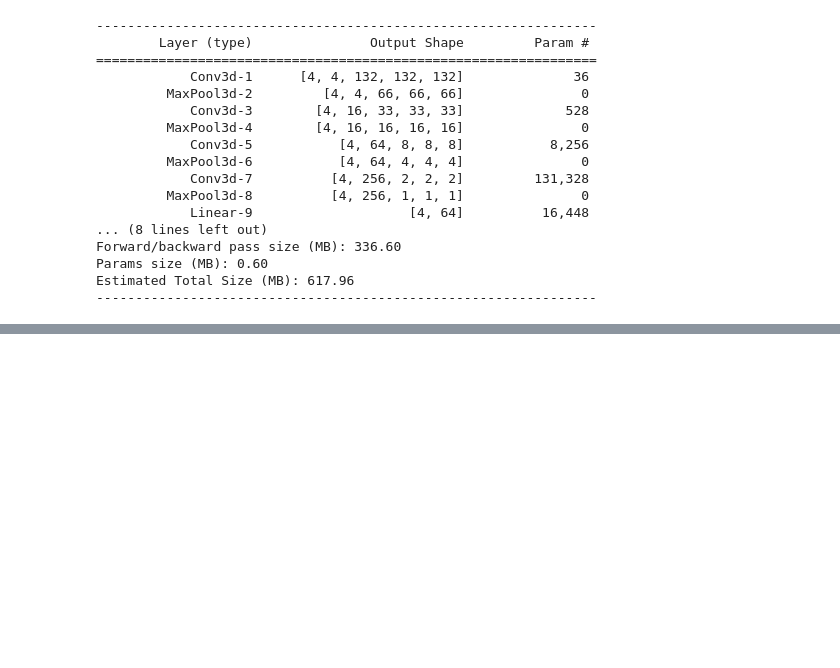
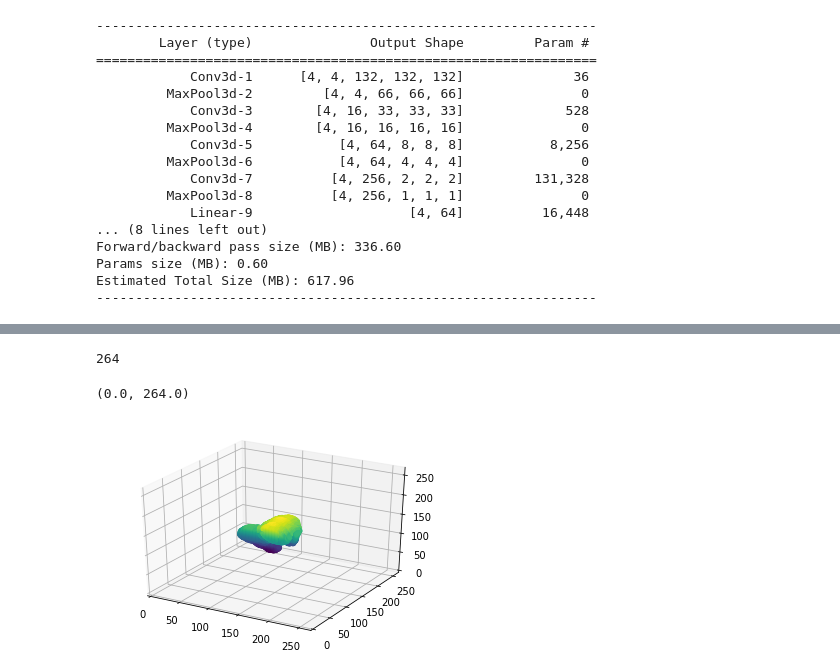
Before and after one commit to rfarwell/MPhys, a Jupyter notebook: CNN4.ipynb, the cells around one changed output, grey strips where cells are left out. Cells and saved outputs as stored; diff of their text form; code cells hidden in the pictures; blank space fills up the shorter version.

```diff
--- a/CNN4.ipynb
+++ b/CNN4.ipynb
@@ -604,0 +623,18 @@ plt.plot(epochs, avg_valid_loss_numpy)
+# %%
+data = next(iter(train_dataloader))
+# print(data[0][0].numpy())
+array = data[0][0].numpy()
+fig = plt.figure()
+ax = fig.add_subplot(111, projection='3d')
+
+x,y,z = np.where(array > array[0][0][0])
+ax.scatter(x, y, z, c=z, alpha=1)
+print(len(array))
+
+ax.set_xlim(0,len(array))
+ax.set_ylim(0,len(array))
+ax.set_zlim(0,len(array))
+# %% [output]
+264
+(0.0, 264.0)
+[figure, added]
```
Also changed, not shown: parts of 7 cells of this notebook.
